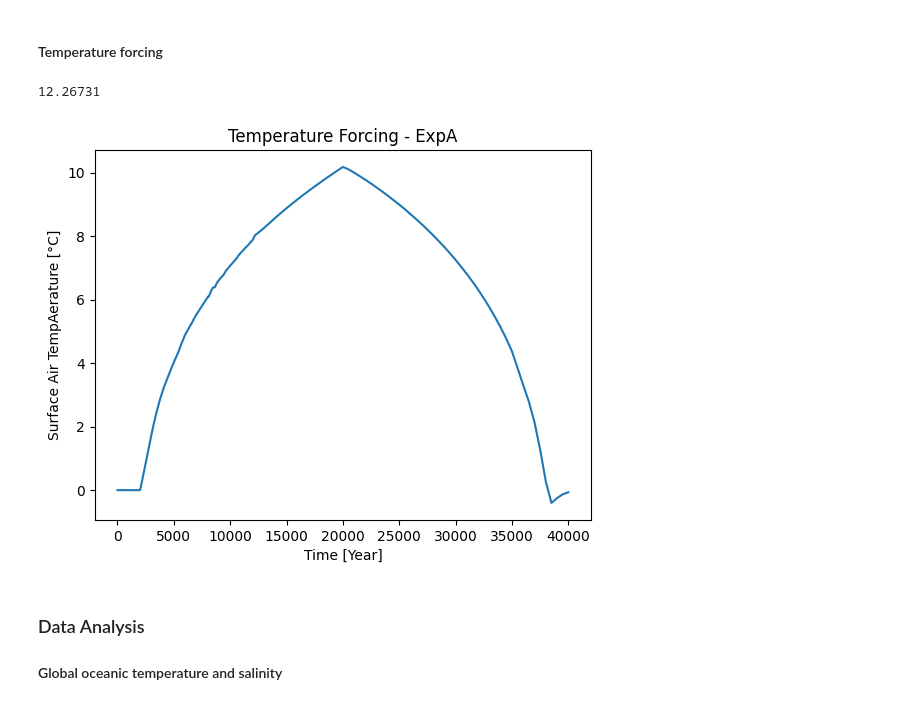
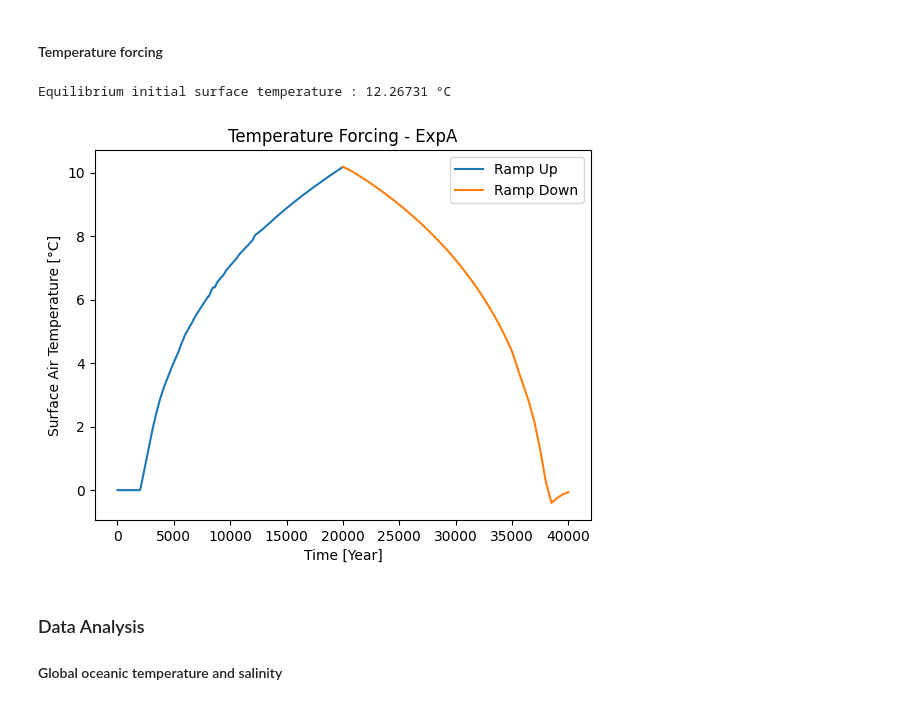
Before and after one commit to AmauryLaridon/LPHYS2299-Master-s-Thesis, a Jupyter notebook: cGenie Simulations/cGenie_exp_analysis.ipynb, the cells around one changed output. Saved outputs shown, nothing was run; the diff lists cells and outputs as text; code cells hidden in the pictures.

```diff
--- a/cGenie Simulations/cGenie_exp_analysis.ipynb
+++ b/cGenie Simulations/cGenie_exp_analysis.ipynb
@@ -53,6 +53,8 @@ save_fig_dir = "/home/amaury/Bureau/LPHYS2299 - Master's Thesis/Code/cGenie Simu
 forcing_CO_2 = pd.read_table(personal_data_path_ExpA+"biogem_series_atm_pCO2_mod.res",header=1,sep=",")
 global_pCO2 = forcing_CO_2["0.279984E-03"]
 year_ExpA = forcing_CO_2["0.500"]
+time_ramp_up_ExpA = year_ExpA[0:499]
+time_ramp_down_ExpA = year_ExpA[498:]
 
 ## Temperature Forcing ##
 forcing_temp = pd.read_table(personal_data_path_ExpA+"biogem_series_atm_temp.res", header=1, sep=",")
@@ -82,6 +84,8 @@ atl_max_overt_ExpA = opsi_ExpA["14.398"]
 
 ocn_temp_data_ExpB = pd.read_table(personal_data_path_ExpB+'biogem_series_ocn_temp.res',header=1,sep=',')
 year_ExpB = ocn_temp_data_ExpB["0.500"]
+time_ramp_up_ExpB = year_ExpA[0:451]
+time_ramp_down_ExpB = year_ExpA[450:]
 ocn_temp_ExpB = ocn_temp_data_ExpB["4.674478"]
 
 ## Oceanic Salinity ##
@@ -163,20 +210,29 @@ plt.show()
 # %% [markdown]
 #### Temperature forcing
-# %%
-eq_temp_cGenie = global_sat[0]
-global_sat_anomaly_cGenie = global_sat - eq_temp_cGenie
-print(eq_temp_cGenie)
-# %% [output]
-12.26731
+# %%
+### Computation of the global surface temperature anomaly ###
+eq_temp_cGenie = global_sat[0]
+global_sat_anomaly_cGenie = global_sat - eq_temp_cGenie
+print("Equilibrium initial surface temperature : {} °C".format(eq_temp_cGenie))
+
+## Ramp Up temperature anomaly ##
+ramp_up_temp_anom = global_sat_anomaly_cGenie[0:499]
+
+## Ramp Down temperature anomaly ##
+ramp_down_temp_anom = global_sat_anomaly_cGenie[498:]
+# %% [output]
+Equilibrium initial surface temperature : 12.26731 °C
 # %%
-plt.plot(year_ExpA, global_sat_anomaly_cGenie)
+plt.plot(time_ramp_up_ExpA,ramp_up_temp_anom,label='Ramp Up')
+plt.plot(time_ramp_down_ExpA, ramp_down_temp_anom,label='Ramp Down')
 plt.title("Temperature Forcing - ExpA")
 plt.xlabel("Time [Year]")
-plt.ylabel("Surface Air TempAerature [°C]")
+plt.ylabel("Surface Air Temperature [°C]")
 plt.savefig(save_fig_dir+'/EXPA/EXPA_Temp_forcing_anomaly')
+plt.legend()
 plt.show()
 # %% [output]
-[figure, old version]
+[figure, new version]
 # %% [markdown]
 ### Data Analysis
 
```
Also changed, not shown: parts of 18 cells of this notebook, 14 other files.
